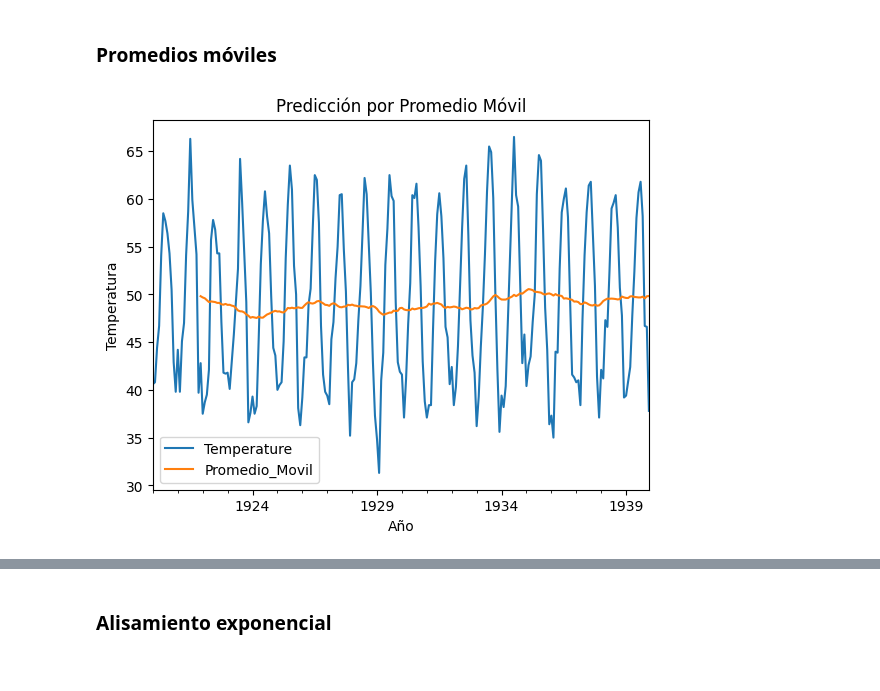
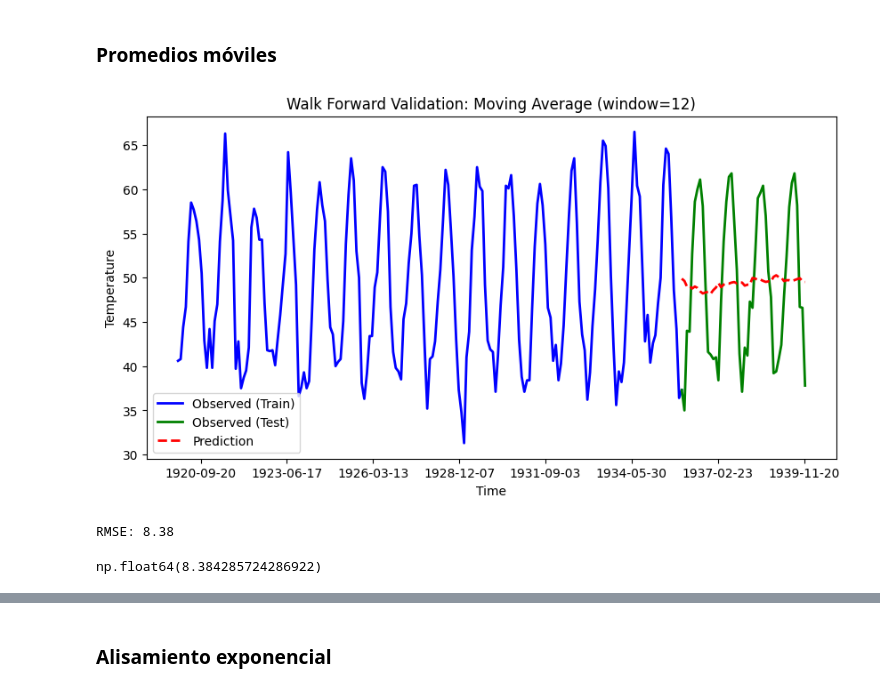
Before and after one commit to Its-Japo/DataScience, a Jupyter notebook: Lab1/main.ipynb, the cells around one changed output, grey strips where cells are left out. Drawn from its saved outputs; the diff is of its cells as text; code cells hidden in the pictures.

```diff
--- a/Lab1/main.ipynb
+++ b/Lab1/main.ipynb
@@ -542,19 +542,16 @@ En el caso de 'shampoo.csv', el mejor modelo fue SARIMA luego de realizar un Gri
 # %%
-# Leer los datos
 filename = 'monthly-mean-temp.csv'
-datos = pd.read_csv(f'datasets/{filename}',
-                    index_col = 'Month',
-                    parse_dates = True)
+df = pd.read_csv(f'datasets/{filename}', index_col='Month', parse_dates=True)
+df.index.freq = 'MS'
 
-datos.index.freq = 'MS'
+train_size = int(len(df) * 0.8)
+train = df.iloc[:train_size]
+test = df.iloc[train_size:]
 
-# Graficar los datos y predicciones
-
-datos.plot(label = 'Observadod')
-
+df.plot(figsize=(10, 5), label='Temperature')
+plt.title("Monthly Temperature Over Time")
+plt.xlabel("Year")
+plt.ylabel("Temperature")
 plt.legend()
-plt.title(f"Visualización de los datos de {filename}")
-plt.xlabel("Año")
-plt.ylabel("Ventas")
 plt.show()
 # %% [output]
@@ -562,16 +565,24 @@ plt.show()
 # %% [markdown]
 ### Promedios móviles
 # %%
-# Promedio Móvil
+window = 12
+history = list(train['Temperature'])
+preds = []
 
-datos['Promedio_Movil'] = datos['Temperature'].rolling(window = 24).mean()
+for t in range(len(test)):
+    if len(history) >= window:
+        pred = np.mean(history[-window:])
+    else:
+        pred = np.mean(history)
+    preds.append(pred)
+    history.append(test['Temperature'].iloc[t])
 
-# Graficar los datos y el Promedio Móvil
-
-datos[['Temperature', 'Promedio_Movil']].plot()
-plt.title("Predicción por Promedio Móvil")
-plt.xlabel("Año")
-plt.ylabel("Temperatura")
-plt.show()
+plot_walk_forward(
+    train, test, preds, col='Temperature',
+    title=f"Walk Forward Validation: Moving Average (window={window})",
+    ylabel="Temperature"
+)
 # %% [output]
-[figure, old version]
+[figure, new version]
+RMSE: 8.38
+np.float64(8.384285724286922)
```
Also changed, not shown: parts of 41 cells of this notebook.
